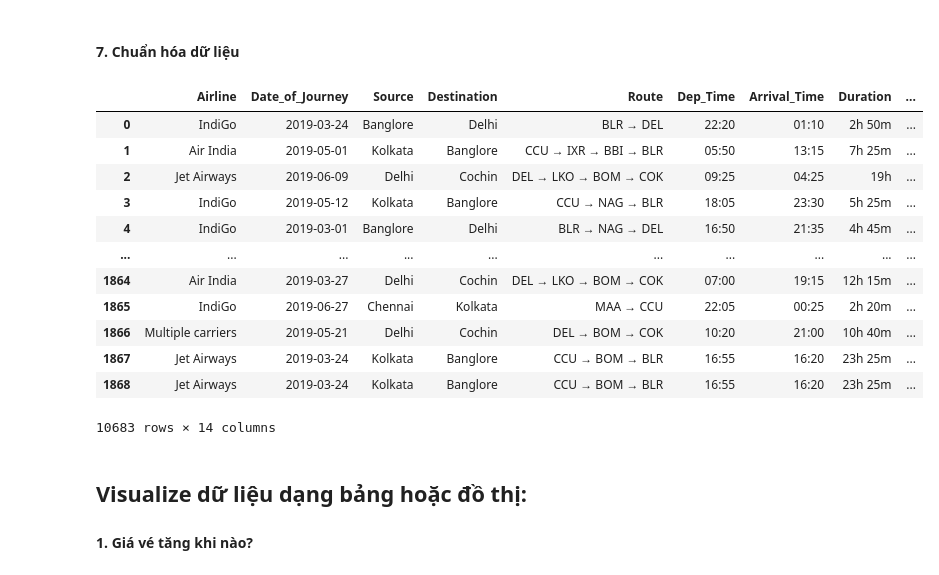
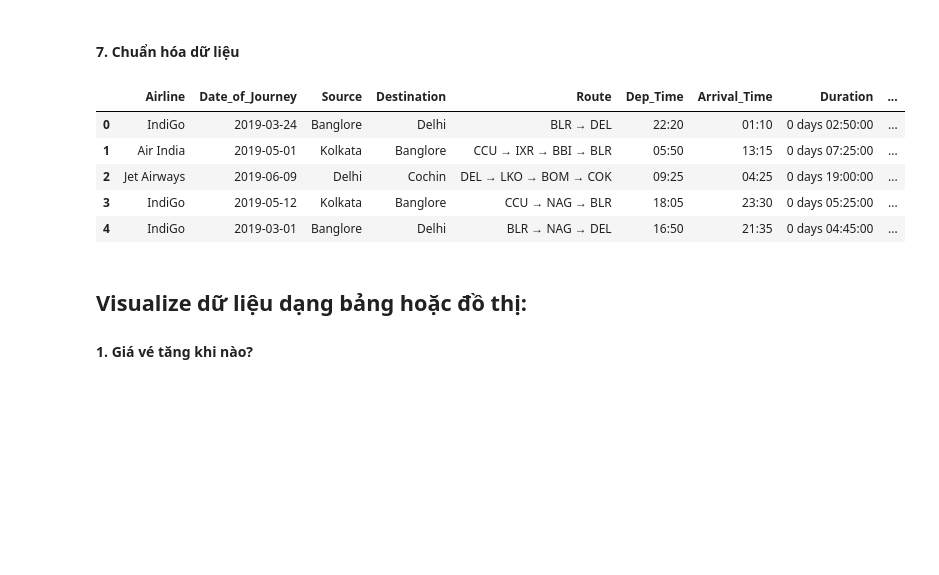
Before and after one commit to vngson/PTDLUD, a Jupyter notebook: main.ipynb, the cells around one changed output. Drawn from its saved outputs; the diff is of its cells as text; code cells hidden in the pictures; blank space fills up the shorter version.

```diff
--- a/main.ipynb
+++ b/main.ipynb
@@ -230,21 +230,14 @@ merged_data["month_of_Journey"] = merged_data["Date_of_Journey"].dt.month
 merged_data["day_of_Journey"] = merged_data["Date_of_Journey"].dt.day
 merged_data["year_of_Journey"] = merged_data["Date_of_Journey"].dt.year
 # %%
-merged_data
+merged_data.head()
 # %% [output]
 |  | Airline | Date_of_Journey | Source | Destination | Route | Dep_Time | Arrival_Time | Duration | ... |
-| 0 | IndiGo | 2019-03-24 | Banglore | Delhi | BLR → DEL | 22:20 | 01:10 | 2h 50m | ... |
-| 1 | Air India | 2019-05-01 | Kolkata | Banglore | CCU → IXR → BBI → BLR | 05:50 | 13:15 | 7h 25m | ... |
-| 2 | Jet Airways | 2019-06-09 | Delhi | Cochin | DEL → LKO → BOM → COK | 09:25 | 04:25 | 19h | ... |
-| 3 | IndiGo | 2019-05-12 | Kolkata | Banglore | CCU → NAG → BLR | 18:05 | 23:30 | 5h 25m | ... |
-| 4 | IndiGo | 2019-03-01 | Banglore | Delhi | BLR → NAG → DEL | 16:50 | 21:35 | 4h 45m | ... |
-| ... | ... | ... | ... | ... | ... | ... | ... | ... | ... |
-| 1864 | Air India | 2019-03-27 | Delhi | Cochin | DEL → LKO → BOM → COK | 07:00 | 19:15 | 12h 15m | ... |
-| 1865 | IndiGo | 2019-06-27 | Chennai | Kolkata | MAA → CCU | 22:05 | 00:25 | 2h 20m | ... |
-| 1866 | Multiple carriers | 2019-05-21 | Delhi | Cochin | DEL → BOM → COK | 10:20 | 21:00 | 10h 40m | ... |
-| 1867 | Jet Airways | 2019-03-24 | Kolkata | Banglore | CCU → BOM → BLR | 16:55 | 16:20 | 23h 25m | ... |
-| 1868 | Jet Airways | 2019-03-24 | Kolkata | Banglore | CCU → BOM → BLR | 16:55 | 16:20 | 23h 25m | ... |
+| 0 | IndiGo | 2019-03-24 | Banglore | Delhi | BLR → DEL | 22:20 | 01:10 | 0 days 02:50:00 | ... |
+| 1 | Air India | 2019-05-01 | Kolkata | Banglore | CCU → IXR → BBI → BLR | 05:50 | 13:15 | 0 days 07:25:00 | ... |
+| 2 | Jet Airways | 2019-06-09 | Delhi | Cochin | DEL → LKO → BOM → COK | 09:25 | 04:25 | 0 days 19:00:00 | ... |
+| 3 | IndiGo | 2019-05-12 | Kolkata | Banglore | CCU → NAG → BLR | 18:05 | 23:30 | 0 days 05:25:00 | ... |
+| 4 | IndiGo | 2019-03-01 | Banglore | Delhi | BLR → NAG → DEL | 16:50 | 21:35 | 0 days 04:45:00 | ... |
-10683 rows × 14 columns
 # %% [markdown]
 ## Visualize dữ liệu dạng bảng hoặc đồ thị:
 #### **1. Giá vé tăng khi nào?**
```
Also changed, not shown: parts of 4 cells of this notebook.
